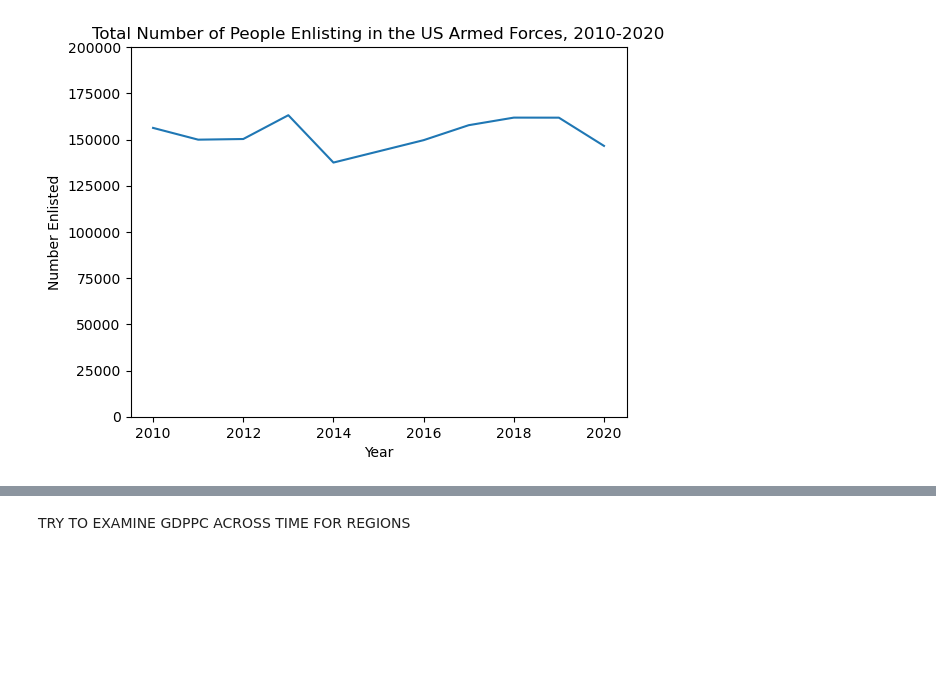
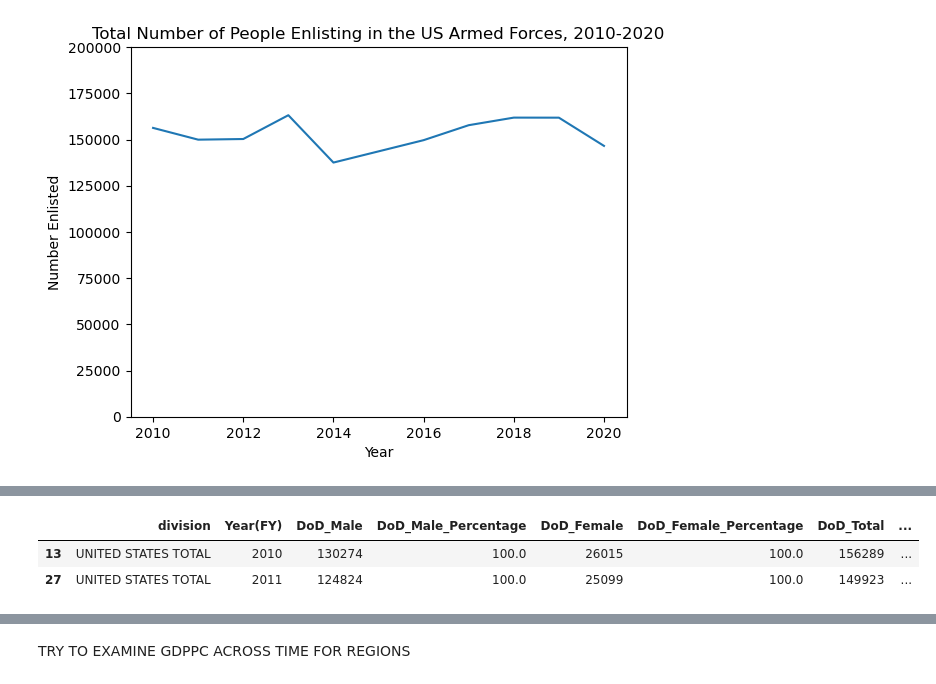
Before and after one commit to lightc4/lightch_capstone1, a Jupyter notebook: notebook/Accessions2010_20_gdppc.ipynb, the cells around one changed output, grey strips where cells are left out. Cells and saved outputs as stored; diff of their text form; code cells hidden in the pictures; blank space fills up the shorter version.

```diff
--- a/notebook/Accessions2010_20_gdppc.ipynb
+++ b/notebook/Accessions2010_20_gdppc.ipynb
@@ -120,0 +151,7 @@ Line graph:
+# %%
+df2_total = df2[df2['division'].str.contains('UNITED STATES TOTAL')]
+df2_total.head(2)
+# %% [output]
+|  | division | Year(FY) | DoD_Male | DoD_Male_Percentage | DoD_Female | DoD_Female_Percentage | DoD_Total | ... |
+| 13 | UNITED STATES TOTAL | 2010 | 130274 | 100.0 | 26015 | 100.0 | 156289 | ... |
+| 27 | UNITED STATES TOTAL | 2011 | 124824 | 100.0 | 25099 | 100.0 | 149923 | ... |
```
Also changed, not shown: parts of 13 cells of this notebook, 1 other file.
